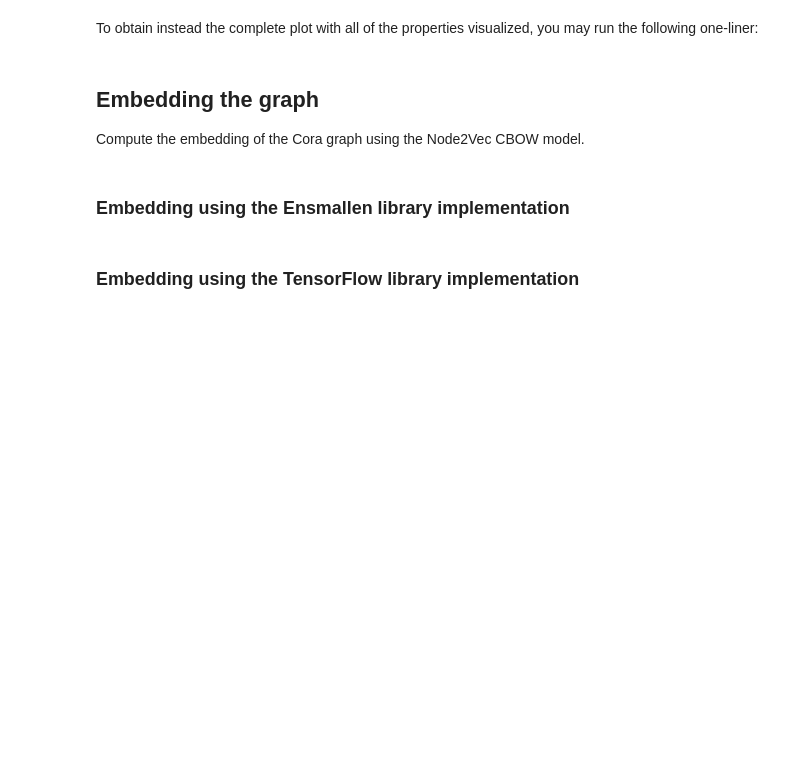
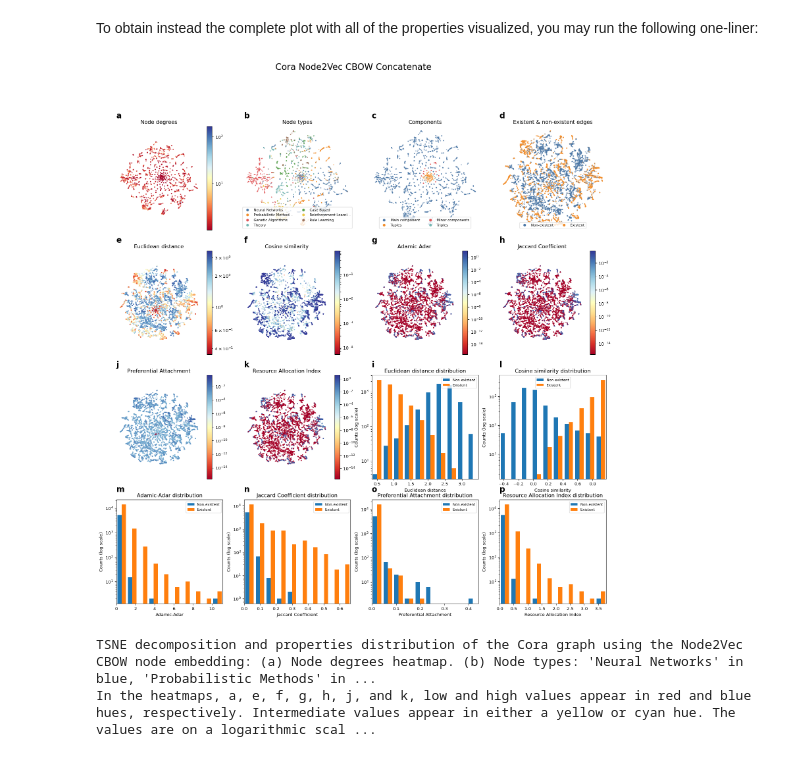
Before and after one commit to AnacletoLAB/grape, a Jupyter notebook: tutorials/Using_Node2Vec_CBOW_to_embed_Cora.ipynb, the cells around one changed output. Saved outputs shown, nothing was run; the diff lists cells and outputs as text; code cells hidden in the pictures; blank space fills up the shorter version.

```diff
--- a/tutorials/Using_Node2Vec_CBOW_to_embed_Cora.ipynb
+++ b/tutorials/Using_Node2Vec_CBOW_to_embed_Cora.ipynb
@@ -143,5 +211,5 @@ visualizer = GraphVisualizer(
     n_components=4,
     rotate=True
 )
-visualizer.fit_nodes("Node2Vec CBOW", library_name="TensorFlow")
+visualizer.fit_nodes(embedding)
 visualizer.plot_node_types()
@@ -149,9 +220,8 @@ visualizer.plot_node_types()
 To obtain instead the complete plot with all of the properties visualized,
 you may run the following one-liner:
 # %%
-GraphVisualizer(graph).fit_and_plot_all("Node2Vec CBOW", library_name="TensorFlow")
+GraphVisualizer(graph).fit_and_plot_all(embedding)
+# %% [output]
+[figure, added]
+TSNE decomposition and properties distribution of the Cora graph using the Node2Vec CBOW node embedding: (a) Node degrees heatmap. (b) Node types: 'Neural Networks' in blue, 'Probabilistic Methods' in ...
+In the heatmaps, a, e, f, g, h, j, and k, low and high values appear in red and blue hues, respectively. Intermediate values appear in either a yellow or cyan hue. The values are on a logarithmic scal ...
-# %% [markdown]
-## Embedding the graph
-Compute the embedding of the Cora graph using the Node2Vec CBOW model.
-# %% [markdown]
-### Embedding using the Ensmallen library implementation
@@ -161,2 +227,0 @@ embedding = CBOWTensorFlow().fit_transform(graph)
-# %% [markdown]
-### Embedding using the TensorFlow library implementation
```
Also changed, not shown: parts of 22 cells of this notebook, 15 other files.
